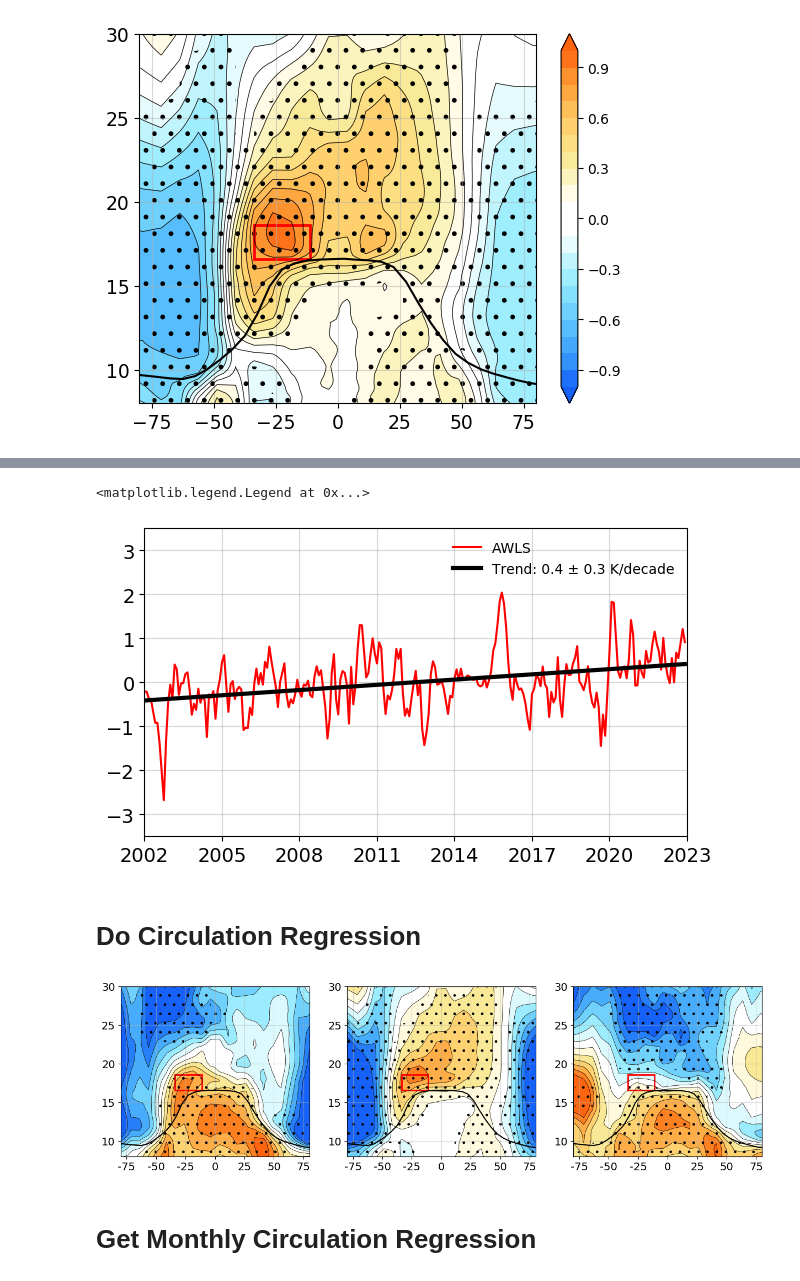
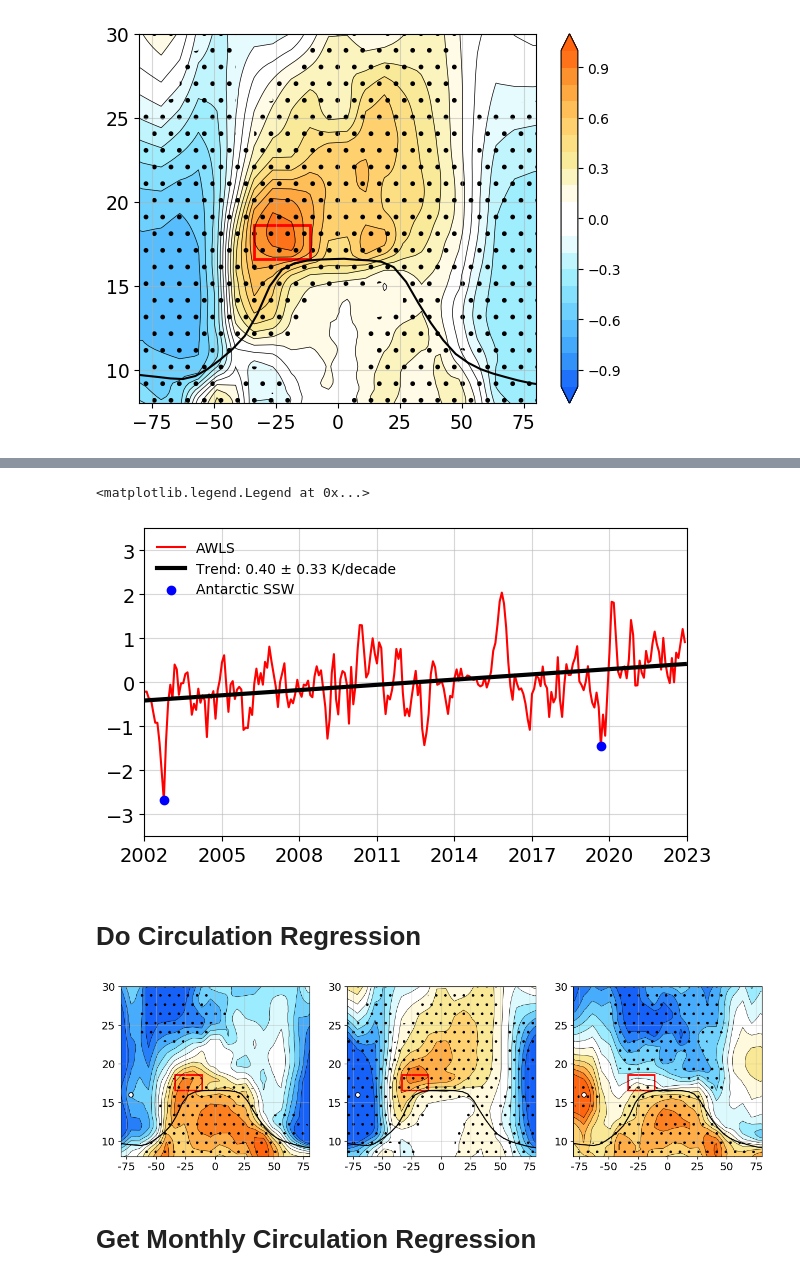
Before and after one commit to AodhanSweeney/StratTandO3trends, a Jupyter notebook: TrendAnalysis/GNSSTrends.ipynb, the cells around one changed output, grey strips where cells are left out. Saved outputs shown, nothing was run; the diff lists cells and outputs as text; code cells hidden in the pictures.

```diff
--- a/TrendAnalysis/GNSSTrends.ipynb
+++ b/TrendAnalysis/GNSSTrends.ipynb
@@ -201,37 +239,37 @@ sa = np.sqrt(simga_slope_squared)
 tcrit = stats.t.ppf(1-0.025, N_star)
 
 # find confidence interval
 ci_trend = tcrit*sa
 
 # find degrees of freedom with autocorrelation
-trend_label = f"Trend: {lr[0]*10:.1f} ± {ci_trend*10:.1f} K/decade"
+trend_label = f"Trend: {lr[0]*10:.2f} ± {ci_trend*10:.2f} K/decade"
 
 # plot AWLS and trend
 fig, axs = plt.subplots(1,1, figsize=(7,4))
 plt.plot(time, anomalous_temp_in_box, color='red', label='AWLS')
 plt.plot(time, trend_line, color='black', linewidth=3, label=trend_label)
 
 # put Antarctic SSWs on plot
-#plt.scatter(time[9], anomalous_temp_in_box[9], color='blue', label='Antarctic SSW',zorder=5)
-#plt.scatter(time[8+(17*12)], anomalous_temp_in_box[8+(17*12)], color='blue',zorder=5)
+plt.scatter(time[9], anomalous_temp_in_box[9], color='blue', label='Antarctic SSW',zorder=5)
+plt.scatter(time[8+(17*12)], anomalous_temp_in_box[8+(17*12)], color='blue',zorder=5)
 
 # set x-ticks
 plt.tick_params(axis='both', which='major', labelsize=14)
 x_vals = np.arange(2002,2024,3)
 axs.set_xticks(x_vals)
 axs.set_xticklabels([str(year) for year in x_vals])
 
 # include grid and set range
 plt.xlim(2002,2023)
 plt.ylim(-3.5,3.5)
 plt.grid(alpha=0.5)
 plt.legend(frameon=False, loc=0)
 
 
 #plt.savefig('/home/disk/p/aodhan/GNSSTrends/figures/AWLSTimeseries', dpi=300)
 # %% [output]
 <matplotlib.legend.Legend at 0x...>
-[figure, old version]
+[figure, new version]
 # %% [markdown]
 # Do Circulation Regression
 # %%
@@ -280,11 +318,13 @@ for i in range(3):
     x_vals = [-75, -50, -25, 0, 25, 50, 75]
     axs[i].set_xticks(x_vals)
     axs[i].set_xticklabels([str(year) for year in x_vals])
+    axs[i].scatter(-71.25, 16,  edgecolor='black', facecolor='white')
 
 
-#plt.savefig('/home/disk/p/aodhan/GNSSTrends/figures/ROCirculationRegression_SAM', dpi=300)
+
+#plt.savefig('/home/disk/p/aodhan/GNSSTrends/figures/ROCirculationRegression_WhiteDot', dpi=300)
 # %% [output]
-[figure, old version]
+[figure, new version]
 # %% [markdown]
 # Get Monthly Circulation Regression
 # %%
```
Also changed, not shown: parts of 6 cells of this notebook.
